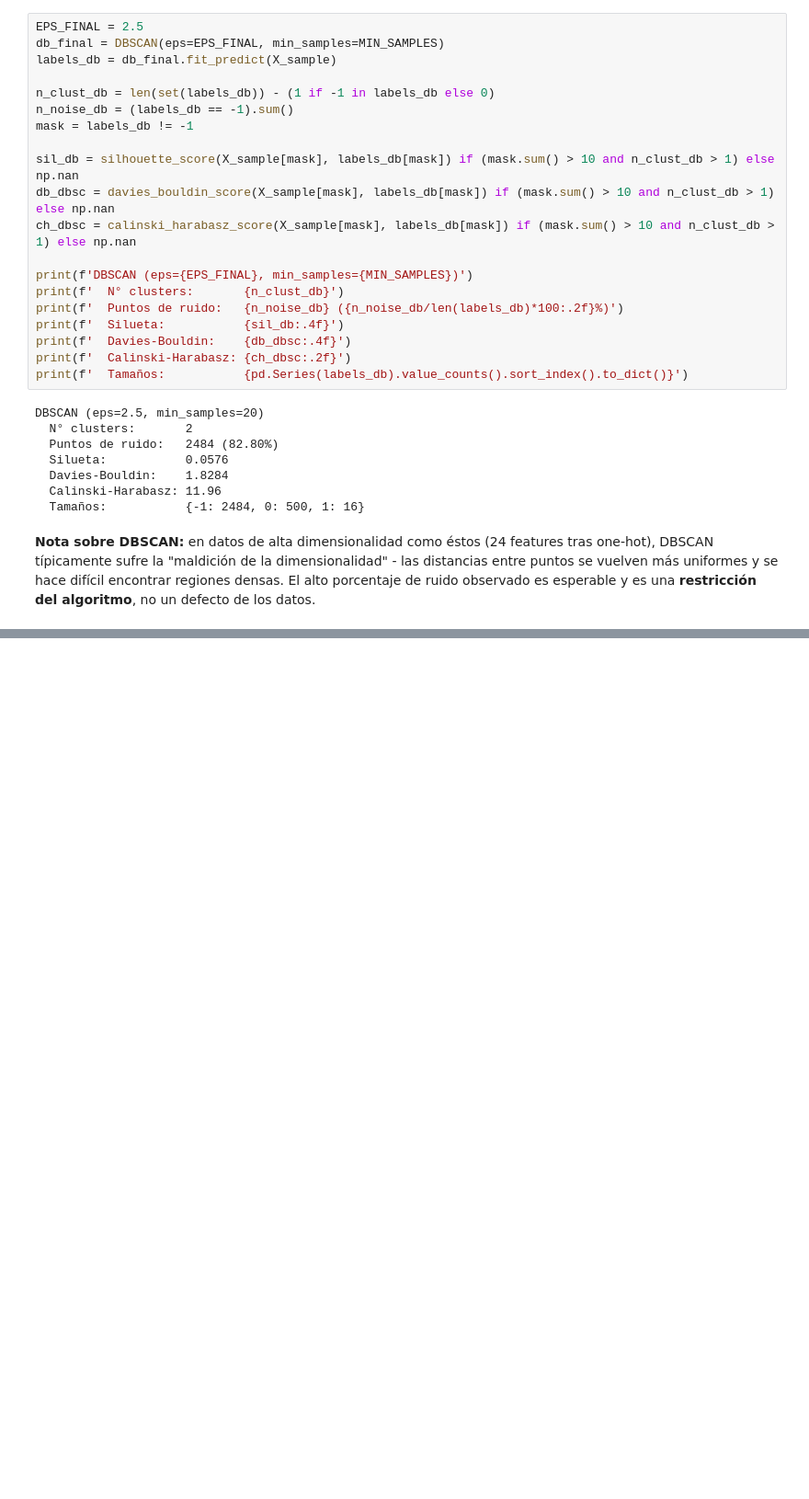
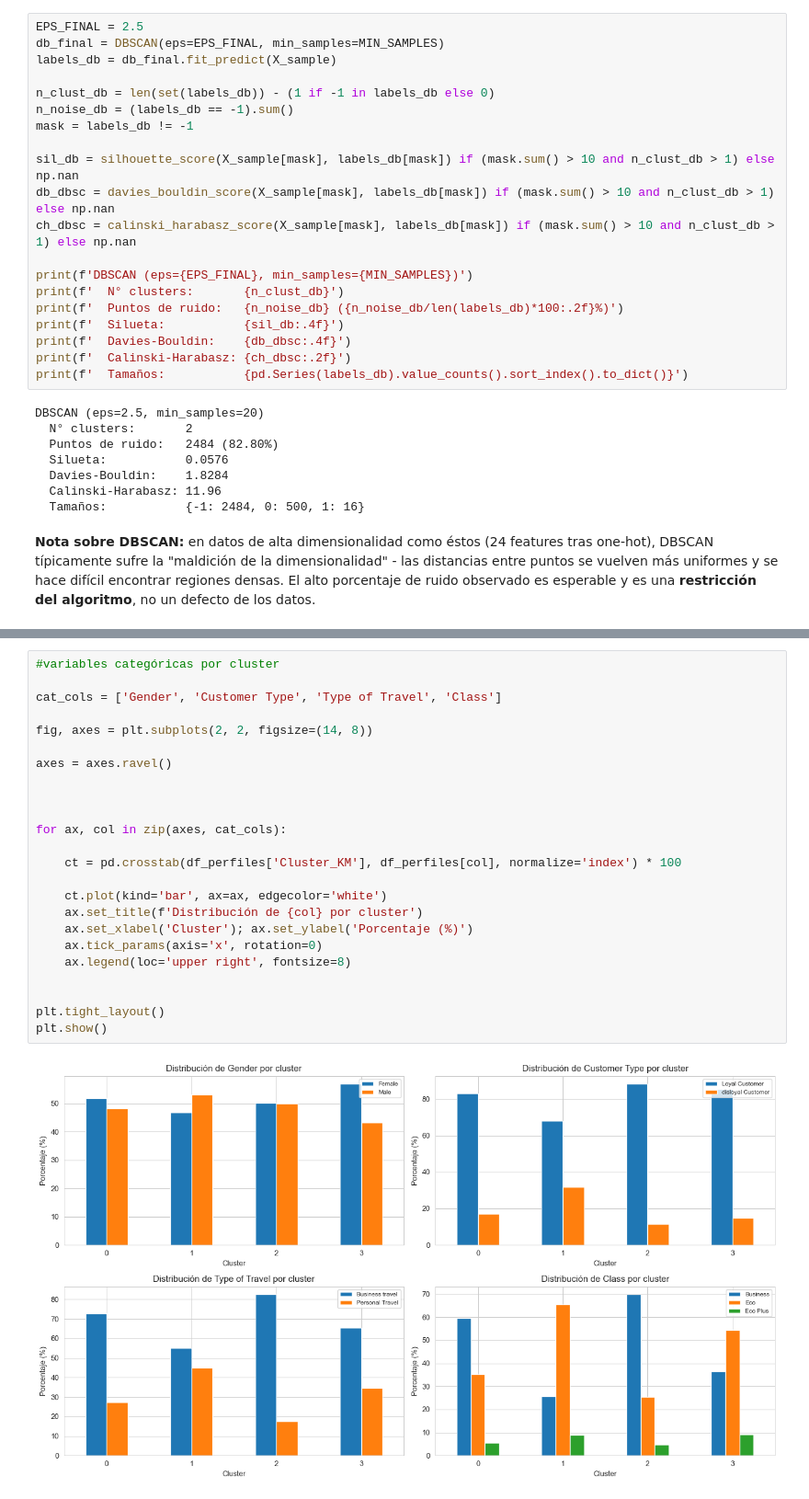
Before and after one commit to w-pollock/Grupo33-Lab4, a Jupyter notebook: Grupo33-Lab4.ipynb, the cells around one changed output, grey strips where cells are left out. Shown: that part at 92% size. Drawn from its saved outputs; the diff is of its cells as text; blank space fills up the shorter version.

```diff
--- a/Grupo33-Lab4.ipynb
+++ b/Grupo33-Lab4.ipynb
@@ -643,0 +735,26 @@ DBSCAN (eps=2.5, min_samples=20)
+# %%
+#variables categóricas por cluster
+
+cat_cols = ['Gender', 'Customer Type', 'Type of Travel', 'Class']
+
+fig, axes = plt.subplots(2, 2, figsize=(14, 8))
+
+axes = axes.ravel()
+
+
+
+for ax, col in zip(axes, cat_cols):
+
+    ct = pd.crosstab(df_perfiles['Cluster_KM'], df_perfiles[col], normalize='index') * 100
+
+    ct.plot(kind='bar', ax=ax, edgecolor='white')
+    ax.set_title(f'Distribución de {col} por cluster')
+    ax.set_xlabel('Cluster'); ax.set_ylabel('Porcentaje (%)')
+    ax.tick_params(axis='x', rotation=0)
+    ax.legend(loc='upper right', fontsize=8)
+
+
+plt.tight_layout()
+plt.show()
+# %% [output]
+[figure, added]
```
Also changed, not shown: parts of 15 cells of this notebook, 2 other files.
